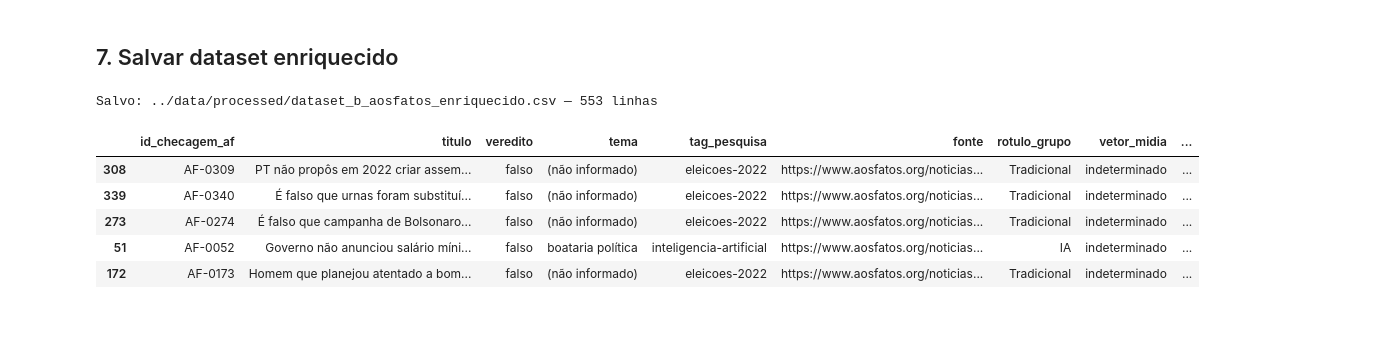
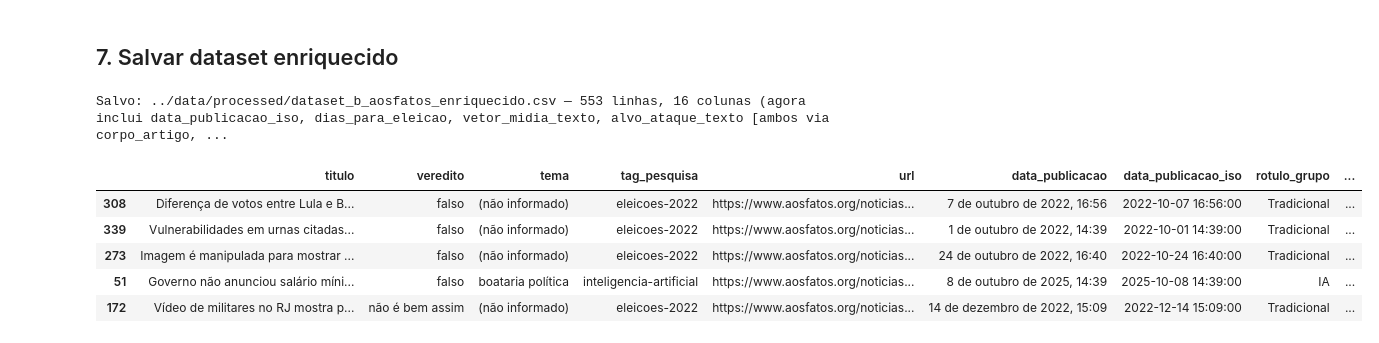
Before and after one commit to jpbezerra/politicAI, a Jupyter notebook: notebooks/02_dataset_b_aosfatos_eda.ipynb, the cells around one changed output. Cells and saved outputs as stored; diff of their text form; code cells hidden in the pictures.

```diff
--- a/notebooks/02_dataset_b_aosfatos_eda.ipynb
+++ b/notebooks/02_dataset_b_aosfatos_eda.ipynb
@@ -35,6 +38,9 @@ pd.set_option("display.max_colwidth", 90)
 # %%
 
-df = pd.read_csv("../data/raw/dataset_b_aosfatos.csv", keep_default_na=False)
+df = pd.read_csv("../data/raw/dataset_b_completo.csv", keep_default_na=False,
+                  parse_dates=["data_publicacao_iso"])
 print(f"Linhas: {len(df)} | Colunas: {list(df.columns)}")
+print(f"\nItens com data de publicação capturada: {df['data_publicacao_iso'].notna().sum()}/{len(df)}")
+print(f"Intervalo de datas: {df['data_publicacao_iso'].min()} a {df['data_publicacao_iso'].max()}")
 df.head(3)
 # %% [output]
@@ -343,0 +582,30 @@ plt.tight_layout(); plt.show()
+# %%
+
+fig, ax = plt.subplots(figsize=(13, 4.5))
+mensal_grupo = (
+    df.set_index("data_publicacao_iso")
+    .groupby("rotulo_grupo")
+    .resample("ME").size()
+    .unstack("rotulo_grupo")
+    .fillna(0)
+)
+mensal_grupo = mensal_grupo[mensal_grupo.index >= "2020-01-01"]
+periodos = mensal_grupo.index  # guarda o DatetimeIndex original antes de trocar por rotulos em string
+mensal_grupo = mensal_grupo.reset_index(drop=True)  # evita bug do pandas ("Must supply freq") no bar plot
+mensal_grupo.plot(kind="bar", stacked=True, width=0.9,
+                   color={"IA": "#A8501C", "Tradicional": "#3B5B8C"}, ax=ax)
+
+for ano, data_turno in DATAS_TURNO_1.items():
+    pos = None
+    for i, periodo in enumerate(periodos):
+        if periodo.year == data_turno.year and periodo.month == data_turno.month:
+            pos = i
+            break
+    if pos is not None:
+        ax.axvline(pos, color="black", linestyle="--", linewidth=1.2)
+        ax.text(pos, ax.get_ylim()[1] * 0.95, f"1º turno {ano}", rotation=90,
+                color="black", fontsize=8, ha="right", va="top")
+ax.set_xticklabels([f"{p.year}-{p.month:02d}" for p in periodos], rotation=90, fontsize=7)
+ax.set_title("Volume mensal de checagens reais (Dataset B), por grupo, com 1º turno marcado")
+ax.set_xlabel(""); ax.set_ylabel("Nº de checagens")
+plt.tight_layout(); plt.show()
@@ -443,14 +726,18 @@ para o mesmo boato, então o cruzamento real do Dataset C precisará de similari
 ## 7. Salvar dataset enriquecido
 # %%
 
-df.drop(columns=["titulo_norm"]).to_csv("../data/processed/dataset_b_aosfatos_enriquecido.csv", index=False)
-print("Salvo: ../data/processed/dataset_b_aosfatos_enriquecido.csv —", len(df), "linhas")
-df.drop(columns=["titulo_norm"]).sample(5, random_state=7)
+df_salvar = df.drop(columns=["titulo_norm", "corpo_norm"])
+df_salvar.to_csv("../data/processed/dataset_b_aosfatos_enriquecido.csv", index=False)
+print("Salvo: ../data/processed/dataset_b_aosfatos_enriquecido.csv —", len(df_salvar), "linhas,",
+      len(df_salvar.columns), "colunas (agora inclui data_publicacao_iso, dias_para_eleicao,",
+      "vetor_midia_texto, alvo_ataque_texto [ambos via corpo_artigo, dicionário corrigido],",
+      "texto_completo e corpo_artigo)")
+df_salvar.drop(columns=["texto_completo", "corpo_artigo"]).sample(5, random_state=7)
 # %% [output]
-Salvo: ../data/processed/dataset_b_aosfatos_enriquecido.csv — 553 linhas
+Salvo: ../data/processed/dataset_b_aosfatos_enriquecido.csv — 553 linhas, 16 colunas (agora inclui data_publicacao_iso, dias_para_eleicao, vetor_midia_texto, alvo_ataque_texto [ambos via corpo_artigo, ...
-|  | id_checagem_af | titulo | veredito | tema | tag_pesquisa | fonte | rotulo_grupo | vetor_midia | ... |
-| 308 | AF-0309 | PT não propôs em 2022 criar assem... | falso | (não informado) | eleicoes-2022 | https://www.aosfatos.org/noticias... | Tradicional | indeterminado | ... |
-| 339 | AF-0340 | É falso que urnas foram substituí... | falso | (não informado) | eleicoes-2022 | https://www.aosfatos.org/noticias... | Tradicional | indeterminado | ... |
-| 273 | AF-0274 | É falso que campanha de Bolsonaro... | falso | (não informado) | eleicoes-2022 | https://www.aosfatos.org/noticias... | Tradicional | indeterminado | ... |
-| 51 | AF-0052 | Governo não anunciou salário míni... | falso | boataria política | inteligencia-artificial | https://www.aosfatos.org/noticias... | IA | indeterminado | ... |
-| 172 | AF-0173 | Homem que planejou atentado a bom... | falso | (não informado) | eleicoes-2022 | https://www.aosfatos.org/noticias... | Tradicional | indeterminado | ... |
+|  | titulo | veredito | tema | tag_pesquisa | url | data_publicacao | data_publicacao_iso | rotulo_grupo | ... |
+| 308 | Diferença de votos entre Lula e B... | falso | (não informado) | eleicoes-2022 | https://www.aosfatos.org/noticias... | 7 de outubro de 2022, 16:56 | 2022-10-07 16:56:00 | Tradicional | ... |
+| 339 | Vulnerabilidades em urnas citadas... | falso | (não informado) | eleicoes-2022 | https://www.aosfatos.org/noticias... | 1 de outubro de 2022, 14:39 | 2022-10-01 14:39:00 | Tradicional | ... |
+| 273 | Imagem é manipulada para mostrar ... | falso | (não informado) | eleicoes-2022 | https://www.aosfatos.org/noticias... | 24 de outubro de 2022, 16:40 | 2022-10-24 16:40:00 | Tradicional | ... |
+| 51 | Governo não anunciou salário míni... | falso | boataria política | inteligencia-artificial | https://www.aosfatos.org/noticias... | 8 de outubro de 2025, 14:39 | 2025-10-08 14:39:00 | IA | ... |
+| 172 | Vídeo de militares no RJ mostra p... | não é bem assim | (não informado) | eleicoes-2022 | https://www.aosfatos.org/noticias... | 14 de dezembro de 2022, 15:09 | 2022-12-14 15:09:00 | Tradicional | ... |
```
Also changed, not shown: parts of 30 cells of this notebook, 11 other files.
